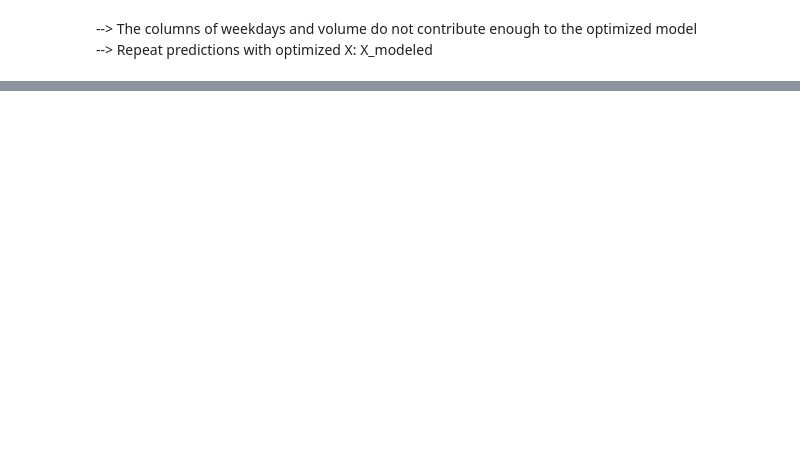
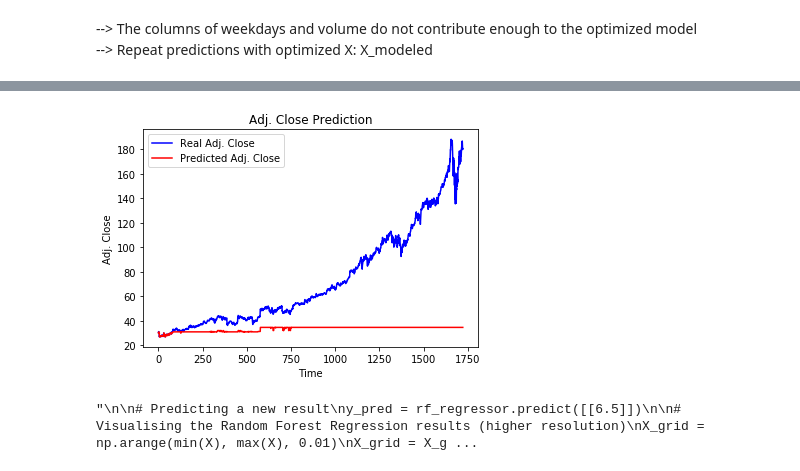
Before and after one commit to MaxMaelicke/dsnd_capstone_stock_price_predictor, a Jupyter notebook: Stock Price Predictor.ipynb, the cells around one changed output, grey strips where cells are left out. Drawn from its saved outputs; the diff is of its cells as text; code cells hidden in the pictures; blank space fills up the shorter version.

```diff
--- a/Stock Price Predictor.ipynb
+++ b/Stock Price Predictor.ipynb
@@ -524,0 +638,5 @@ As for the multiple linear regression we will test random forest regression mode
+# %%
+# Create Random Forest Regressor and fit it to dataset
+rf_regressor = RandomForestRegressor(n_estimators = 10, bootstrap = True, min_samples_leaf = 25)
+y_train_rf = y_train.ravel()
+rf_regressor.fit(X_train, y_train_rf)
@@ -524,0 +651,10 @@ As for the multiple linear regression we will test random forest regression mode
+# %%
+# Predict the Test set results
+y_pred_rf = rf_regressor.predict(X_test)
+# %%
+y_pred_rf = y_pred_rf.reshape((len(y_pred_rf), 1))
+# %%
+# Compare real adj. close with predicted value
+# Inverse normalization of y_pred to obtain interpretable values
+
+predicted_price_rf = scaler_y.inverse_transform(y_pred_rf)
@@ -524,0 +671,29 @@ As for the multiple linear regression we will test random forest regression mode
+# %%
+# Visualize the results
+plt.plot(y_test, color = 'blue', label = 'Real Adj. Close')
+plt.plot(predicted_price_rf, color = 'red', label = 'Predicted Adj. Close')
+plt.title('Adj. Close Prediction')
+plt.xlabel('Time')
+plt.ylabel('Adj. Close')
+plt.legend()
+plt.show()
+# %% [output]
+[figure, added]
+# %%
+'''
+
+# Predicting a new result
+y_pred = rf_regressor.predict([[6.5]])
+
+# Visualising the Random Forest Regression results (higher resolution)
+X_grid = np.arange(min(X), max(X), 0.01)
+X_grid = X_grid.reshape((len(X_grid), 1))
+plt.scatter(X, y, color = 'red')
+plt.plot(X_grid, regressor.predict(X_grid), color = 'blue')
+plt.title('Truth or Bluff (Random Forest Regression)')
+plt.xlabel('Position level')
+plt.ylabel('Salary')
+plt.show()
+'''
+# %% [output]
+"\n\n# Predicting a new result\ny_pred = rf_regressor.predict([[6.5]])\n\n# Visualising the Random Forest Regression results (higher resolution)\nX_grid = np.arange(min(X), max(X), 0.01)\nX_grid = X_g ...
```
Also changed, not shown: parts of 29 cells of this notebook, 1 other file.
